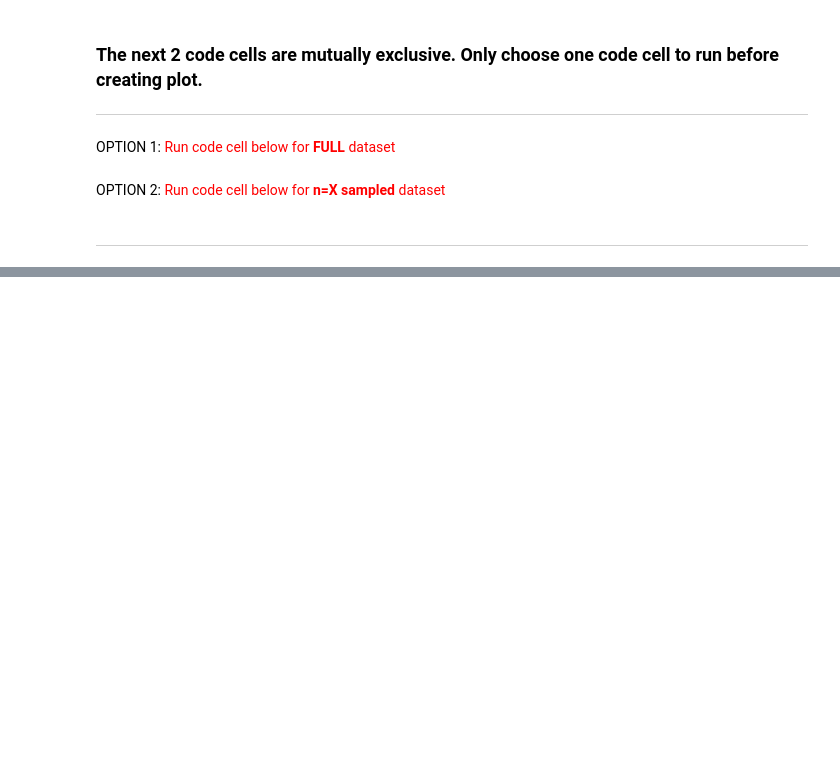
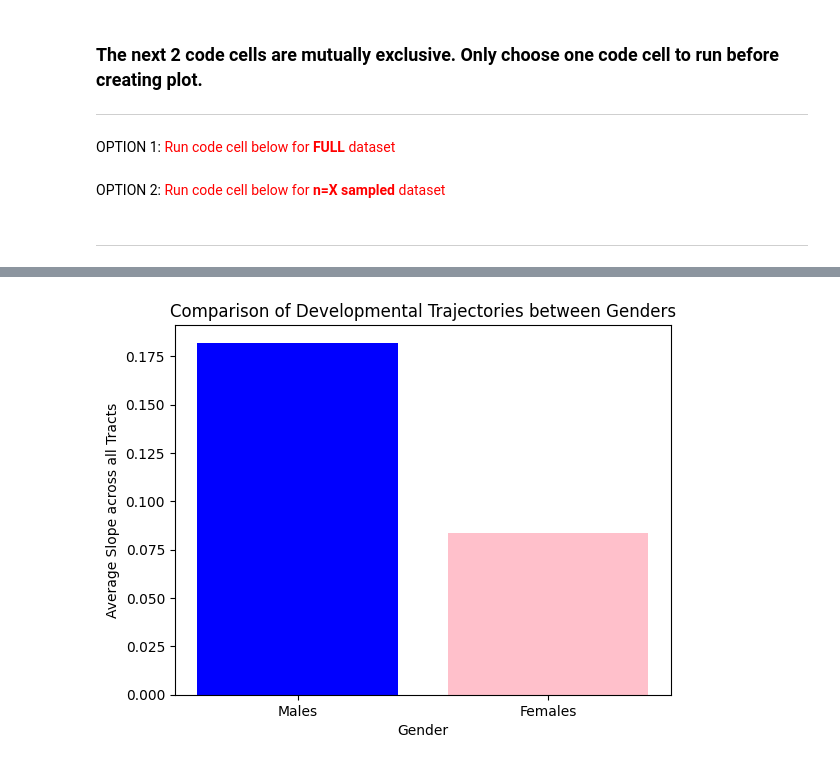
Before and after one commit to manovarmani/tractography, a Jupyter notebook: longitudinal-analysis/longitudinal.ipynb, the cells around one changed output, grey strips where cells are left out. Saved outputs shown, nothing was run; the diff lists cells and outputs as text; code cells hidden in the pictures; blank space fills up the shorter version.

Commit message:
comparison of trajectores b/w M, F

```diff
--- a/longitudinal-analysis/longitudinal.ipynb
+++ b/longitudinal-analysis/longitudinal.ipynb
@@ -246,3 +318,21 @@ Covariance Type:                        nonrobust
 
 Notes:
 [1] Standard Errors assume that the covariance matrix of the errors is correctly specified.
+# %%
+combined_data.columns = combined_data.columns.str.replace('-', '')
+# %%
+tract_slopes = []
+
+for tract in combined_data.columns[2:]:
+    if tract != 'demo_sex_v2':
+        print(tract)
+        formula = f'{tract} ~ TIME * demo_sex_v2'
+        model = smf.ols(formula, data=combined_data)
+        result = model.fit()
+
+        intercept, time, demo_sex_v2, time_demo_sex_v2 = result.params
+        male_slope = time
+        female_slope = time + time_demo_sex_v2
+        tract_slopes.append((tract, male_slope, female_slope))
+
+slopes_df = pd.DataFrame(tract_slopes, columns=['Tract', 'Male_Slope', 'Female_Slope'])
@@ -248,0 +357,10 @@ Notes:
+# %%
+mean_slopes = slopes_df.mean()
+
+plt.bar(['Males', 'Females'], [mean_slopes['Male_Slope'], mean_slopes['Female_Slope']], color=['blue', 'pink'])
+plt.xlabel('Gender')
+plt.ylabel('Average Slope across all Tracts')
+plt.title('Comparison of Developmental Trajectories between Genders')
+plt.show()
+# %% [output]
+[figure, added]
```
Also changed, not shown: parts of 6 cells of this notebook, 1 other file.
